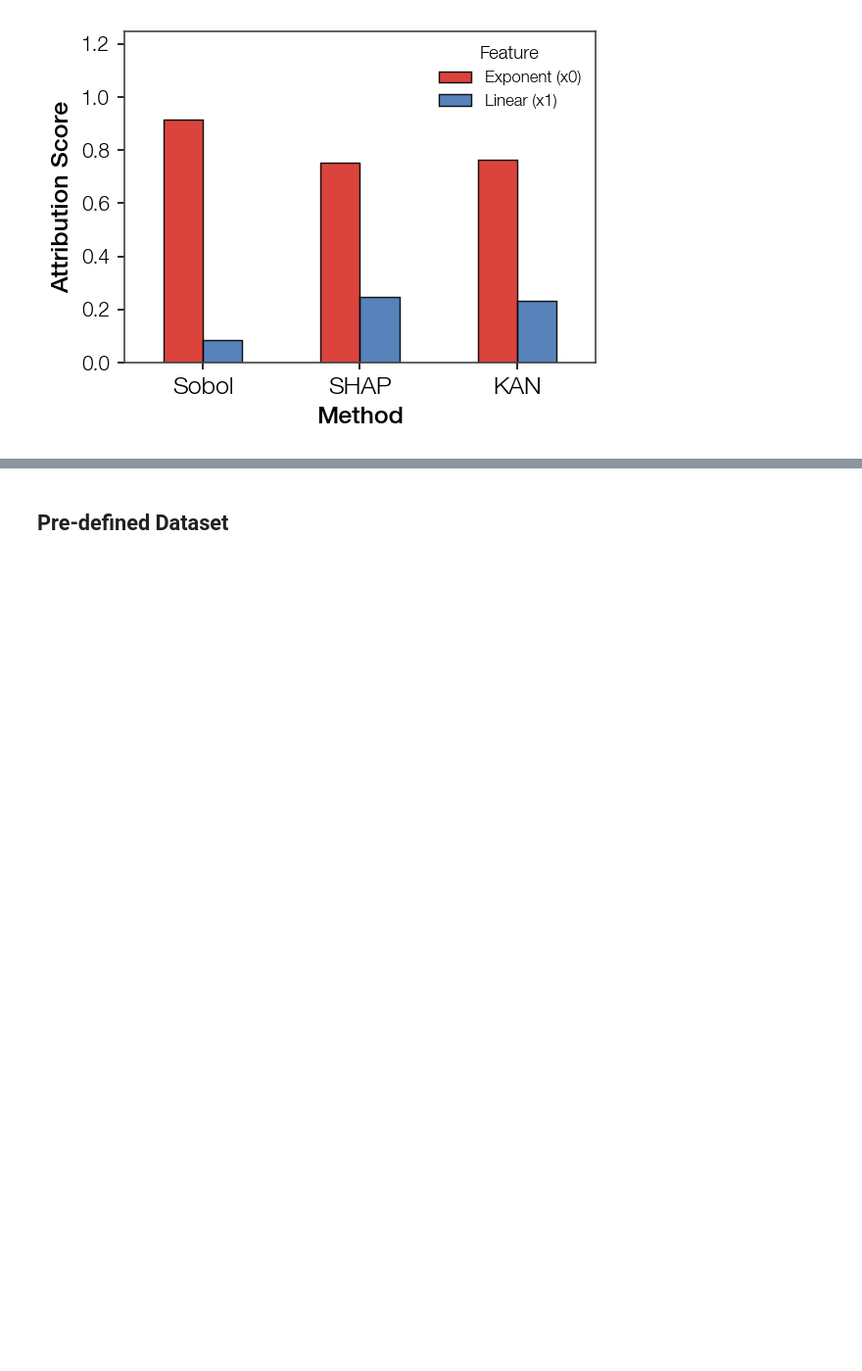
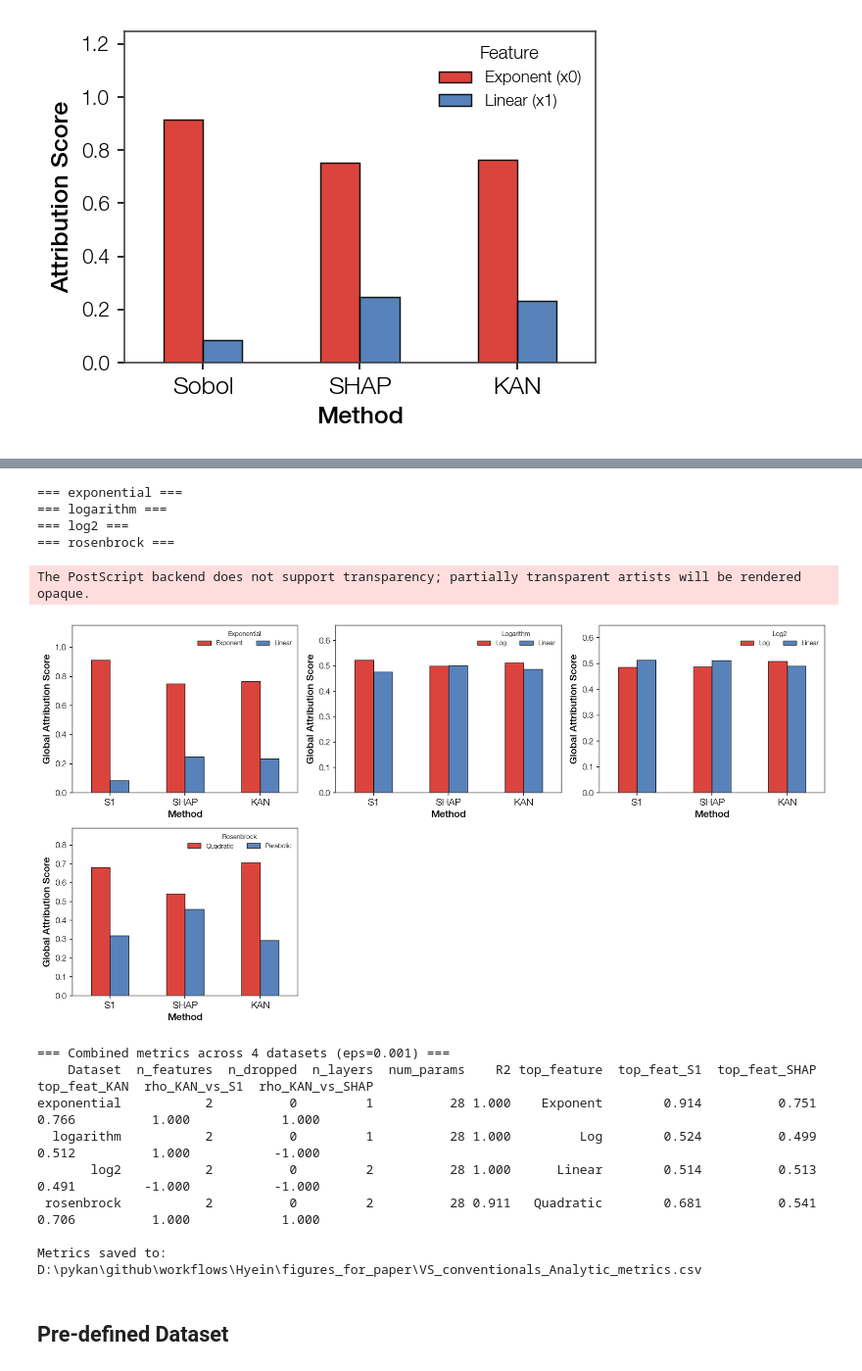
Before and after one commit to foodbanana/pykan, a Jupyter notebook: github/workflows/Hyein/plot_conventional.ipynb, the cells around one changed output, grey strips where cells are left out. Shown at 98% size. Cells and saved outputs as stored; diff of their text form; code cells hidden in the pictures; blank space fills up the shorter version.

```diff
--- a/github/workflows/Hyein/plot_conventional.ipynb
+++ b/github/workflows/Hyein/plot_conventional.ipynb
@@ -224,2 +350,33 @@ The PostScript backend does not support transparency; partially transparent arti
+# %%
+analytic_fun_list = ['exponential', 'logarithm', 'log2', 'rosenbrock']
+title_map_analytic = {
+    'exponential': 'Exponential',
+    'logarithm':   'Logarithm',
+    'log2':        'Log2',
+    'rosenbrock':  'Rosenbrock'
+}
+df_metrics_analytic = analyze_dataset_list(
+    analytic_fun_list,
+    eps=0.001,
+    title_map=title_map_analytic,
+    model_dir_template=ANALYTIC_DIR_TEMPLATE,
+    sources=ANALYTIC_SOURCES,
+    combined_name='VS_conventionals_Analytic',
+)
+# %% [output]
+=== exponential ===
+=== logarithm ===
+=== log2 ===
+=== rosenbrock ===
+The PostScript backend does not support transparency; partially transparent artists will be rendered opaque.
+[figure, added]
+=== Combined metrics across 4 datasets (eps=0.001) ===
+    Dataset  n_features  n_dropped  n_layers  num_params    R2 top_feature  top_feat_S1  top_feat_SHAP  top_feat_KAN  rho_KAN_vs_S1  rho_KAN_vs_SHAP
+exponential           2          0         1          28 1.000    Exponent        0.914          0.751         0.766          1.000            1.000
+  logarithm           2          0         1          28 1.000         Log        0.524          0.499         0.512          1.000           -1.000
+       log2           2          0         2          28 1.000      Linear        0.514          0.513         0.491         -1.000           -1.000
+ rosenbrock           2          0         2          28 0.911   Quadratic        0.681          0.541         0.706          1.000            1.000
+
+Metrics saved to: D:\pykan\github\workflows\Hyein\figures_for_paper\VS_conventionals_Analytic_metrics.csv
 # %% [markdown]
 ## Pre-defined Dataset
```
Also changed, not shown: parts of 7 cells of this notebook, 16 other files.
